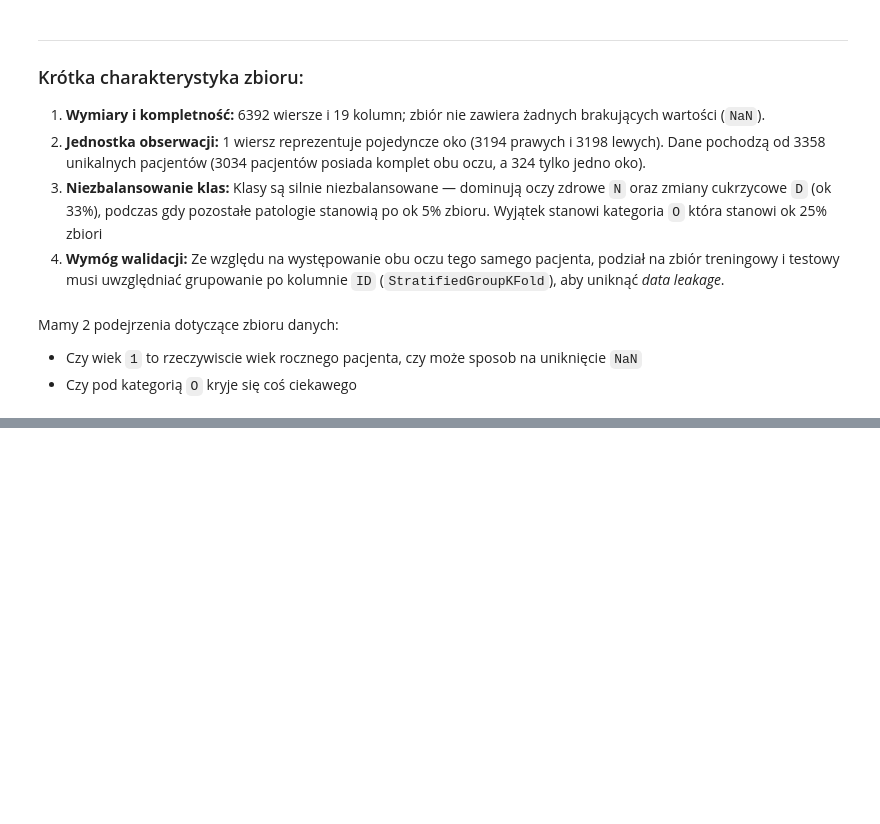
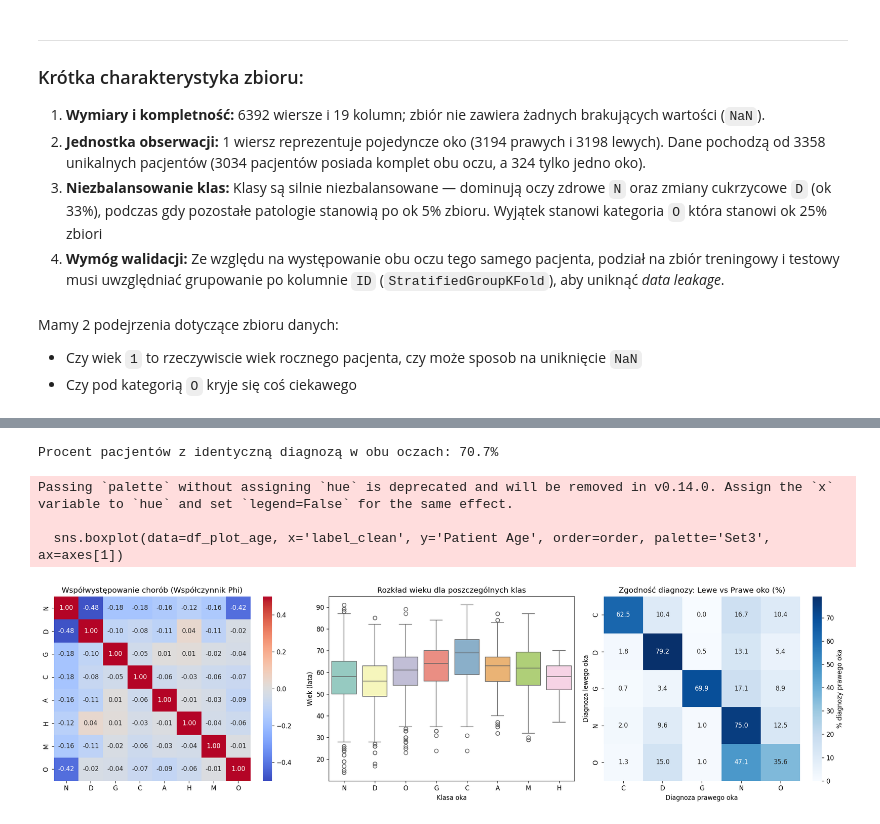
Before and after one commit to Patryniuuu/Ocular-Disease-Recognition, a Jupyter notebook: eda.ipynb, the cells around one changed output, grey strips where cells are left out. Saved outputs shown, nothing was run; the diff lists cells and outputs as text; code cells hidden in the pictures; blank space fills up the shorter version.

```diff
--- a/eda.ipynb
+++ b/eda.ipynb
@@ -178,0 +258,45 @@ Length: 211, dtype: int64
+# %%
+#Badanie symetrii diagnozy między lewym a prawym okiem
+two_eyes_ids = df['ID'].value_counts()[df['ID'].value_counts() == 2].index #tylko id ktore wystapily 2 razy, cyzli rozpatruje pacjentow ktorzy mają zdjęcia obu oczu
+df_two = df[df['ID'].isin(two_eyes_ids)]
+left_diag = df_two[df_two['filename'].str.contains('left')].set_index('ID')['labels']
+right_diag = df_two[df_two['filename'].str.contains('right')].set_index('ID')['labels']
+eye_match = pd.DataFrame({'left': left_diag, 'right': right_diag}).dropna()
+symmetry_pct = (eye_match['left'] == eye_match['right']).mean() * 100
+print(f"\nProcent pacjentów z identyczną diagnozą w obu oczach: {symmetry_pct:.1f}%")
+# %% [output]
+Procent pacjentów z identyczną diagnozą w obu oczach: 70.7%
+# %%
+#Wizualizacja: Korelacje, Wiek i Asymetria oczu
+fig, axes = plt.subplots(1, 3, figsize=(18, 5), dpi=120)
+
+# Wykres 1: Macierz korelacji chorób
+sns.heatmap(corr, annot=True, fmt='.2f', cmap='coolwarm', vmin=-0.5, vmax=0.5, ax=axes[0])
+axes[0].set_title('Współwystępowanie chorób (Współczynnik Phi)')
+
+# Wykres 2: Rozkład wieku według klas (dla Age > 1)
+df_plot_age = df[df['Patient Age'] > 1].copy()
+df_plot_age['label_clean'] = df_plot_age['labels'].str.extract(r"\['([A-Z])'\]")
+order = ['N', 'D', 'O', 'G', 'C', 'A', 'M', 'H']
+sns.boxplot(data=df_plot_age, x='label_clean', y='Patient Age', order=order, palette='Set3', ax=axes[1])
+axes[1].set_title('Rozkład wieku dla poszczególnych klas')
+axes[1].set_xlabel('Klasa oka')
+axes[1].set_ylabel('Wiek (lata)')
+
+# Wykres 3: Macierz zgodności diagnozy Lewe vs Prawe oko
+classes_top = ["['N']", "['D']", "['C']", "['G']", "['O']"]
+sub_match = eye_match[eye_match['left'].isin(classes_top) & eye_match['right'].isin(classes_top)]
+ct_matrix = pd.crosstab(sub_match['left'].str.replace(r"[\[\'\]]", "", regex=True),
+                        sub_match['right'].str.replace(r"[\[\'\]]", "", regex=True), normalize='index') * 100
+sns.heatmap(ct_matrix, annot=True, fmt='.1f', cmap='Blues', ax=axes[2], cbar_kws={'label': '% diagnozy prawego oka'})
+axes[2].set_title('Zgodność diagnozy: Lewe vs Prawe oko (%)')
+axes[2].set_xlabel('Diagnoza prawego oka')
+axes[2].set_ylabel('Diagnoza lewego oka')
+
+plt.tight_layout()
+plt.show()
+# %% [output]
+Passing `palette` without assigning `hue` is deprecated and will be removed in v0.14.0. Assign the `x` variable to `hue` and set `legend=False` for the same effect.
+
+  sns.boxplot(data=df_plot_age, x='label_clean', y='Patient Age', order=order, palette='Set3', ax=axes[1])
+[figure, added]
```
Also changed, not shown: parts of 13 cells of this notebook.
